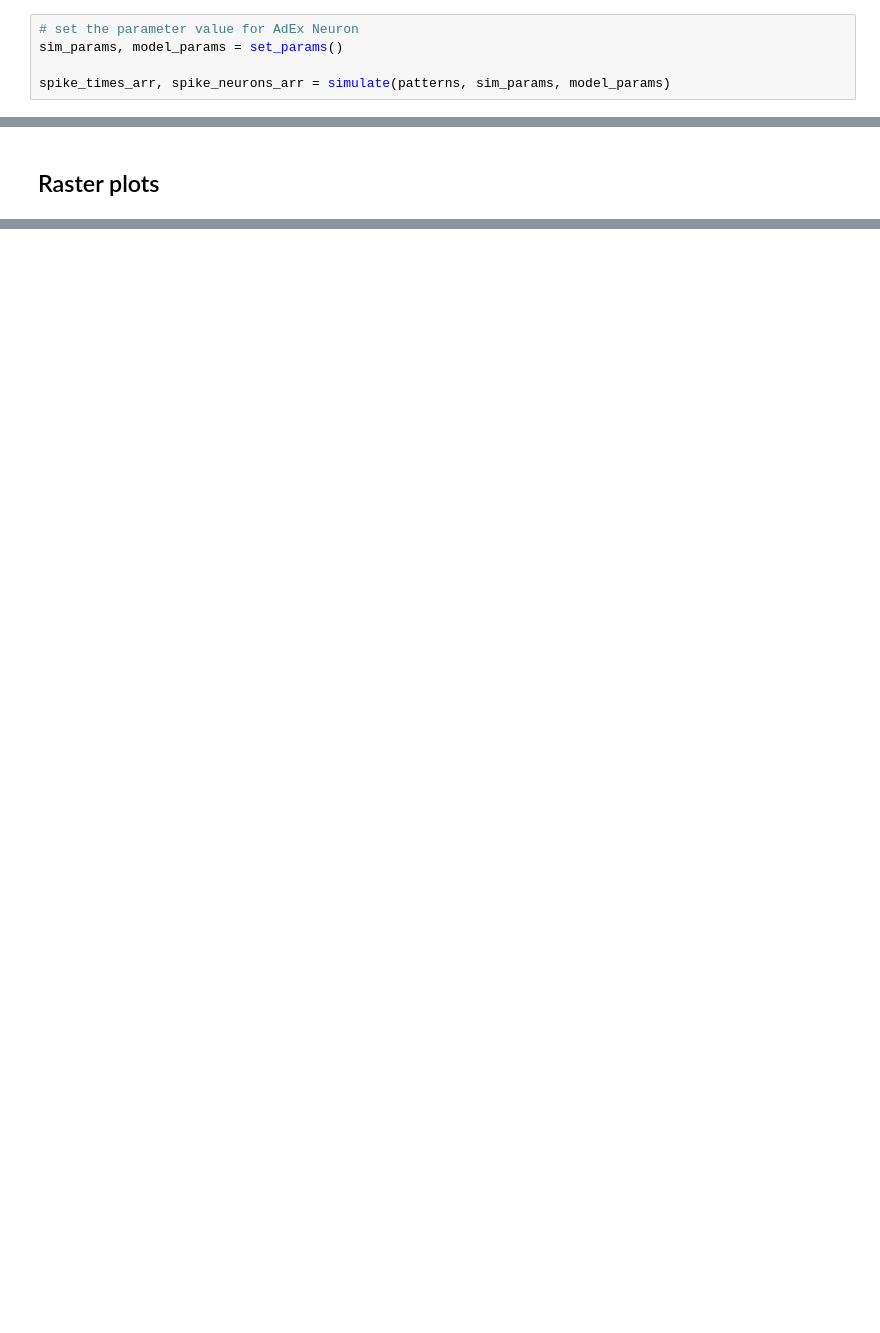
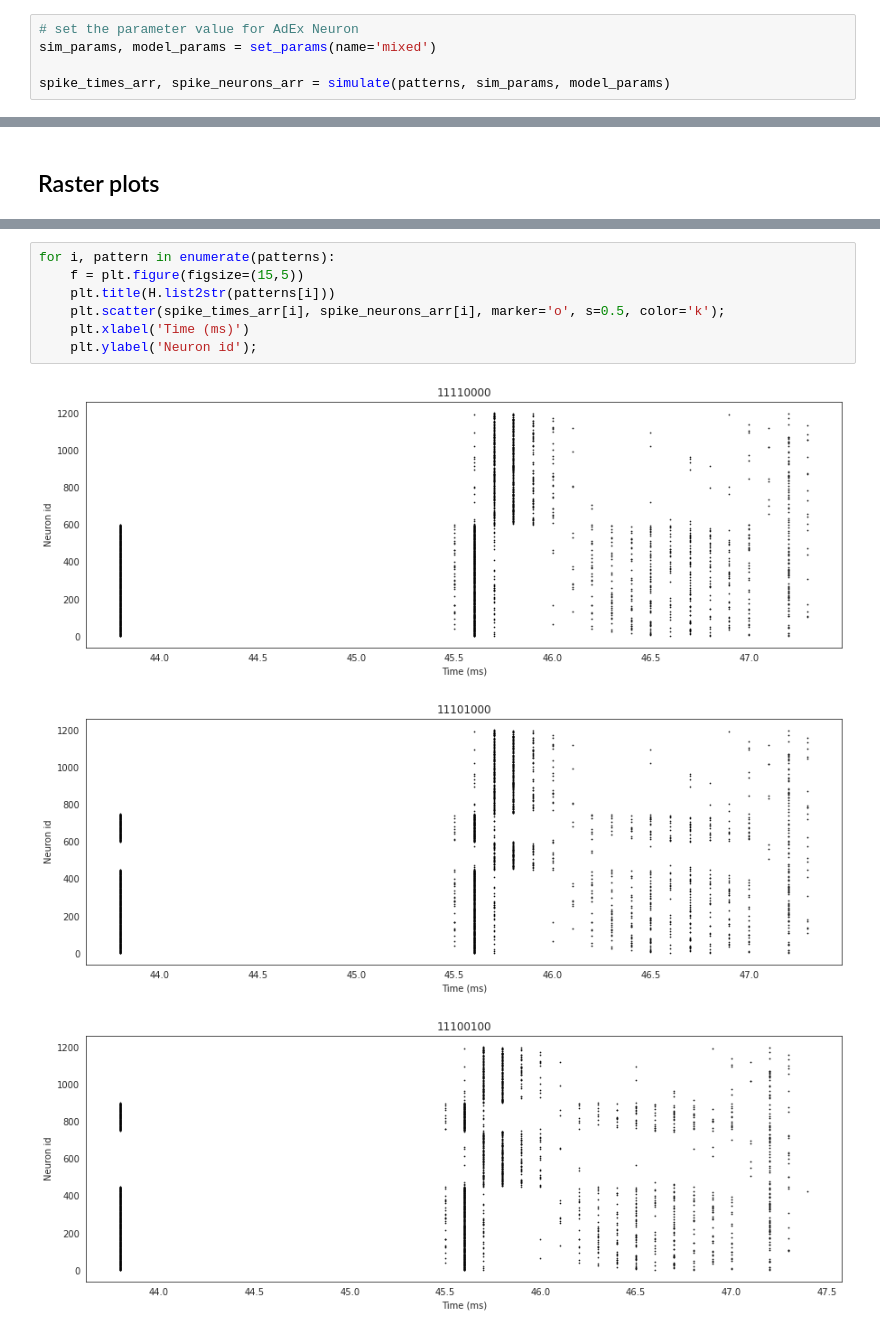
Before and after one commit to daphnecor/Transients, a Jupyter notebook: testing_adex.ipynb, the cells around one changed output, grey strips where cells are left out. Cells and saved outputs as stored; diff of their text form; blank space fills up the shorter version.

Commit message:
interesting raster plots, still testing adex

```diff
--- a/testing_adex.ipynb
+++ b/testing_adex.ipynb
@@ -345,7 +346,7 @@ def plot(transient_mins, transient_means, transient_maxs, x_axis_name, parameter
 # RUN simulation
 # %%
 # set the parameter value for AdEx Neuron
-sim_params, model_params = set_params()
+sim_params, model_params = set_params(name='mixed')
 
 spike_times_arr, spike_neurons_arr = simulate(patterns, sim_params, model_params)
 # %% [output]
@@ -402 +397,12 @@ for i, pattern in enumerate(patterns):
 ... (58 outputs left out)
+# %%
+for i, pattern in enumerate(patterns):
+    f = plt.figure(figsize=(15,5))
+    plt.title(H.list2str(patterns[i]))
+    plt.scatter(spike_times_arr[i], spike_neurons_arr[i], marker='o', s=0.5, color='k');
+    plt.xlabel('Time (ms)')
+    plt.ylabel('Neuron id');
+# %% [output]
+[figure, added]
+[figure, added]
+[figure, added]
```
Also changed, not shown: parts of 8 cells of this notebook.
